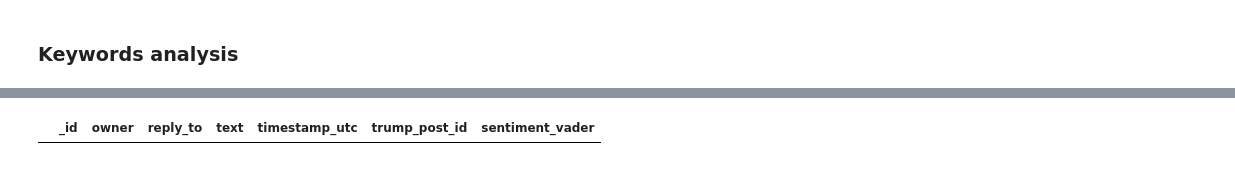
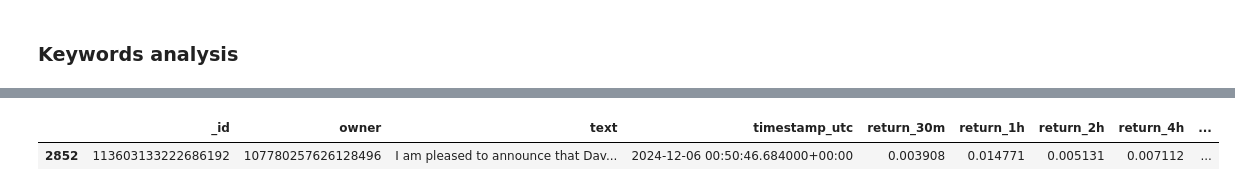
Before and after one commit to valdemarbang/trump-tweets-analysis, a Jupyter notebook: analysis.ipynb, the cells around one changed output, grey strips where cells are left out. Cells and saved outputs as stored; diff of their text form; code cells hidden in the pictures.

```diff
--- a/analysis.ipynb
+++ b/analysis.ipynb
@@ -164,21 +227,8 @@ BTC price returns windows from posts head:
 # %% [markdown]
 ### Sentiment analysis
 # %%
-import nltk
-from nltk.sentiment.vader import SentimentIntensityAnalyzer
-
-nltk.download('vader_lexicon')
-sid = SentimentIntensityAnalyzer()
-
-def get_vader_sentiment(text):
-    # Sentiment ranges from -1 (most negative) to +1 (most positive)
-    if pd.isna(text) or text == "":
-        return 0.0
-    return sid.polarity_scores(str(text))['compound']
-
-# Apply sentiment analysis to posts and comments
-posts_df['sentiment_vader'] = posts_df['text'].apply(get_vader_sentiment)
-comments_df['sentiment_vader'] = comments_df['text'].apply(get_vader_sentiment)
+# Apply sentiment analysis to posts
+posts_df['sentiment_vader'] = posts_df['text'].apply(lambda x: sid.polarity_scores(str(x))['compound'] if pd.notna(x) else 0.0)
 
 # Merge post timestamp to comments to calculate time delta
 comments_with_post_time = comments_df.merge(
@@ -222,27 +269,37 @@ Post & Comment sentiments head:
 # %% [markdown]
 ### Keywords analysis
 # %%
-keywords = ['btc', "bitcoin", 'crypto', 'tariff', 'dollar', 'usa', "china", "market", "economy", "inflation",
-            "coin", "currency", "blockchain", "invest", "fed", "interest rate", "bull", "bear",
-            "stock", "trade", "mining", "wallet", "exchange", "decentralized", "defi", "nft", "token",
+keywords = ['btc', "bitcoin", 'crypto', "cryptocurrency", 'tariff', "tariffs",
+            'dollar', 'usa', "china", "market", "economy", "inflation",
+            "coin", "currency", "blockchain", "invest", "fed", "bull", "bear",
+            "stock", "trade", "exchange", "token",
             "halving", "fiat", "payment", "volatility", "wealth", "financial"]
 results = []
 
+# Filter for post 2024 election (nov 5 2024)
+# Because of relevant change in political finance influence
+election_2024 = pd.Timestamp("2024-11-05").tz_localize("UTC")
+posts_df = posts_df[posts_df['timestamp_utc'] >= election_2024]
+comments_df = comments_df[comments_df['timestamp_utc'] >= election_2024]
+
 # BTC return after posts Baseline
-baseline_30m = posts_df['return_30m'].mean() * 100
-baseline_1h = posts_df['return_1h'].mean() * 100
-baseline_2h = posts_df['return_2h'].mean() * 100
-baseline_4h = posts_df['return_4h'].mean() * 100
+baseline_30m_returns = posts_df['return_30m'].mean() * 100
+baseline_1h_returns = posts_df['return_1h'].mean() * 100
+baseline_2h_returns = posts_df['return_2h'].mean() * 100
+baseline_4h_returns = posts_df['return_4h'].mean() * 100
 
 # Trump Baseline Sentiment
-baseline_sentiment = posts_df['sentiment_vader'].mean()
+baseline_sentiment_posts = posts_df['sentiment_vader'].mean()
+baseline_sentiment_comments = comments_df['sentiment_vader'].mean()
 
-print(f"Baseline Returns (All Posts): 30m={baseline_30m:.4f}%, 1h={baseline_1h:.4f}%, 2h={baseline_2h:.4f}%, 4h={baseline_4h:.4f}%")
-print(f"Baseline Sentiment (All Posts): {baseline_sentiment:.4f}")
+print(f"Baseline Returns (All Posts): 30m={baseline_30m_returns:.4f}%, 1h={baseline_1h_returns:.4f}%, 2h={baseline_2h_returns:.4f}%, 4h={baseline_4h_returns:.4f}%")
+print(f"Baseline Sentiment (All Posts): {baseline_sentiment_posts:.4f}")
+print(f"Baseline Sentiment (All Comments): {baseline_sentiment_comments:.4f}")
 
 for kw in keywords:
     # Filter Posts containing the keywords
-    subset = posts_df[posts_df['text'].str.lower().str.contains(kw, na=False)]
+    # Regex with word boundaries to match whole words only
+    subset = posts_df[posts_df['text'].str.lower().str.contains(rf"\b{kw}\b", regex=True, na=False)]
 
     if not subset.empty:
         # Average BTC returns after posts with the keyword
@@ -269,36 +326,43 @@ for kw in keywords:
             'avg_comments': round(avg_comments_per_post, 1),
 
             # Return Metrics
-            '30m': avg_30m,
+            '30m_%': avg_30m,
             '1h_%': avg_1h,
             '2h_%': avg_2h,
             '4h_%': avg_4h,
 
             # Comparison vs Baseline
-            '30m_vs_base': avg_30m - baseline_30m,
-            '1h_vs_base': avg_1h - baseline_1h,
-            '2h_vs_base': avg_2h - baseline_2h,
-            '4h_vs_base': avg_4h - baseline_4h,
+            '30m_vs_base': avg_30m - baseline_30m_returns,
+            '1h_vs_base': avg_1h - baseline_1h_returns,
+            '2h_vs_base': avg_2h - baseline_2h_returns,
+            '4h_vs_base': avg_4h - baseline_4h_returns,
 
             # Post Sentiment Metrics
-            'post_senti': avg_post_sentiment,
-            'senti_vs_base': avg_post_sentiment - baseline_sentiment, # Is this topic happier than usual?
+            'avg_post_senti': avg_post_sentiment,
+            'avg_post_senti_vs_base': avg_post_sentiment - baseline_sentiment_posts, # Is this topic happier than usual?
 
             # Average Comment Sentiment
-            'all_com_30m': all_com_senti_30m,
-            'all_com_1h': all_com_senti_1h,
-            'all_com_2h': all_com_senti_2h
+            'all_com_senti_30m': all_com_senti_30m,
+            'all_com_senti_1h': all_com_senti_1h,
+            'all_com_senti_2h': all_com_senti_2h
         })
 
+pd.set_option('display.max_colwidth', None)
 # Display Results, sort them by the 1h btc return
 results_df = pd.DataFrame(results).sort_values('1h_%', ascending=False)
 display(results_df.round(4))
 
-# Example Posts for keyword bitcoin & Comments on that specific post id
-example_kw = 'bitcoin'
-print(f"\n--- Example Posts with '{example_kw}' ---")
-ex_posts = posts_df[posts_df['text'].str.lower().str.contains(example_kw, na=False)].head(3)
-ex_comments = comments_df[comments_df['trump_post_id'] == ex_posts.iloc[0]['_id']].head(3)
-display(ex_posts)
-display(ex_comments)
+print(f"\nTop 5 Keywords with BEST 1h return:")
+for kw in results_df.head(5)['keyword'].tolist():
+    print(f"keyword {kw}")
+    subset = posts_df[posts_df['text'].str.lower().str.contains(rf"\b{kw}\b", regex=True, na=False)]
+    ex_posts = subset.sort_values('return_1h', ascending=False).head(1)
+    display(ex_posts)
+
+print(f"\nTop 5 Keywords with WORST 1h return:")
+for kw in results_df.tail(5)['keyword'].tolist():
+    print(f"keyword {kw}")
+    subset = posts_df[posts_df['text'].str.lower().str.contains(rf"\b{kw}\b", regex=True, na=False)]
+    ex_posts = subset.sort_values('return_1h', ascending=True).head(1)
+    display(ex_posts)
 # %% [output]
@@ -329 +394,2 @@ display(ex_comments)
-|  | _id | owner | reply_to | text | timestamp_utc | trump_post_id | sentiment_vader |
+|  | _id | owner | text | timestamp_utc | return_30m | return_1h | return_2h | return_4h | ... |
+| 2852 | 113603133222686192 | 107780257626128496 | I am pleased to announce that Dav... | 2024-12-06 00:50:46.684000+00:00 | 0.003908 | 0.014771 | 0.005131 | 0.007112 | ... |
```
Also changed, not shown: parts of 8 cells of this notebook, 2 other files.
